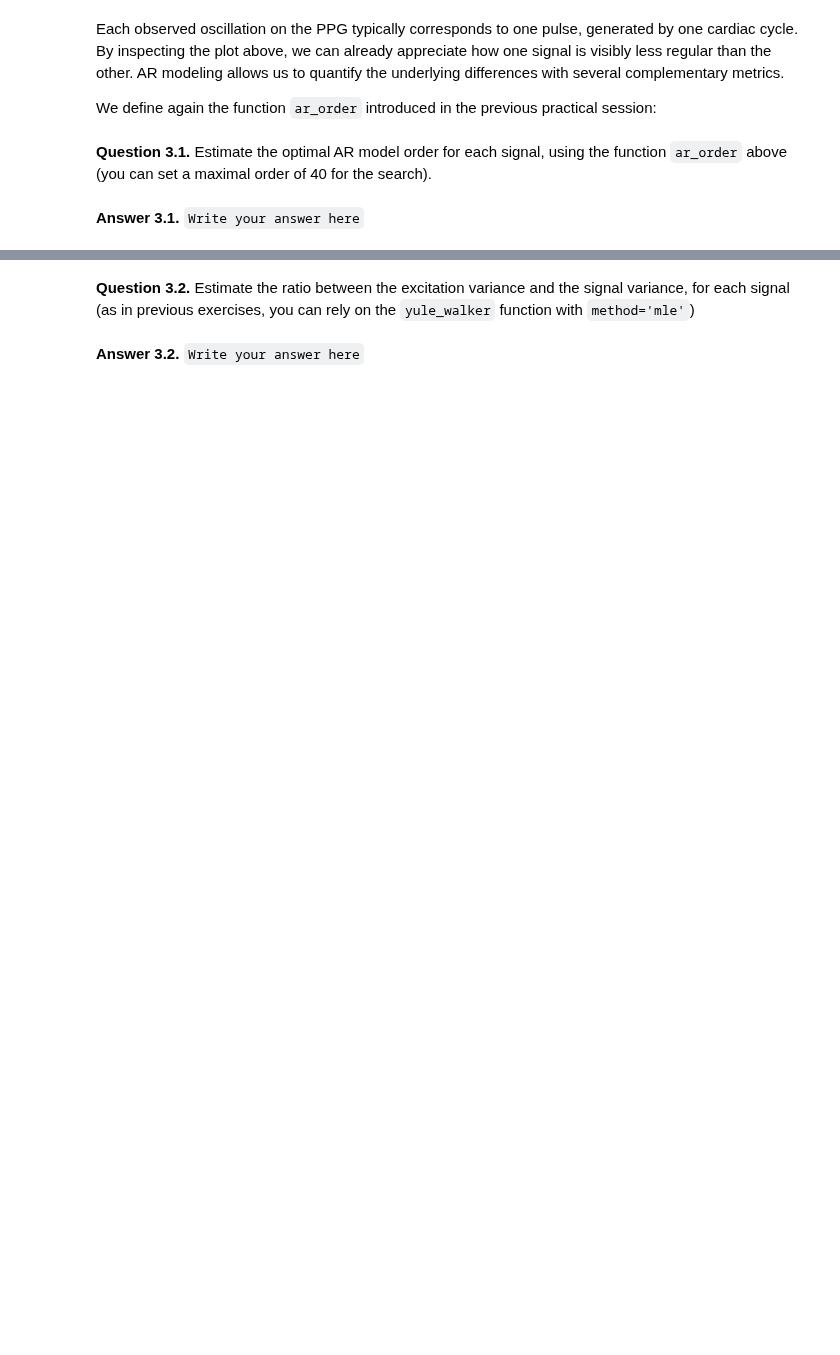
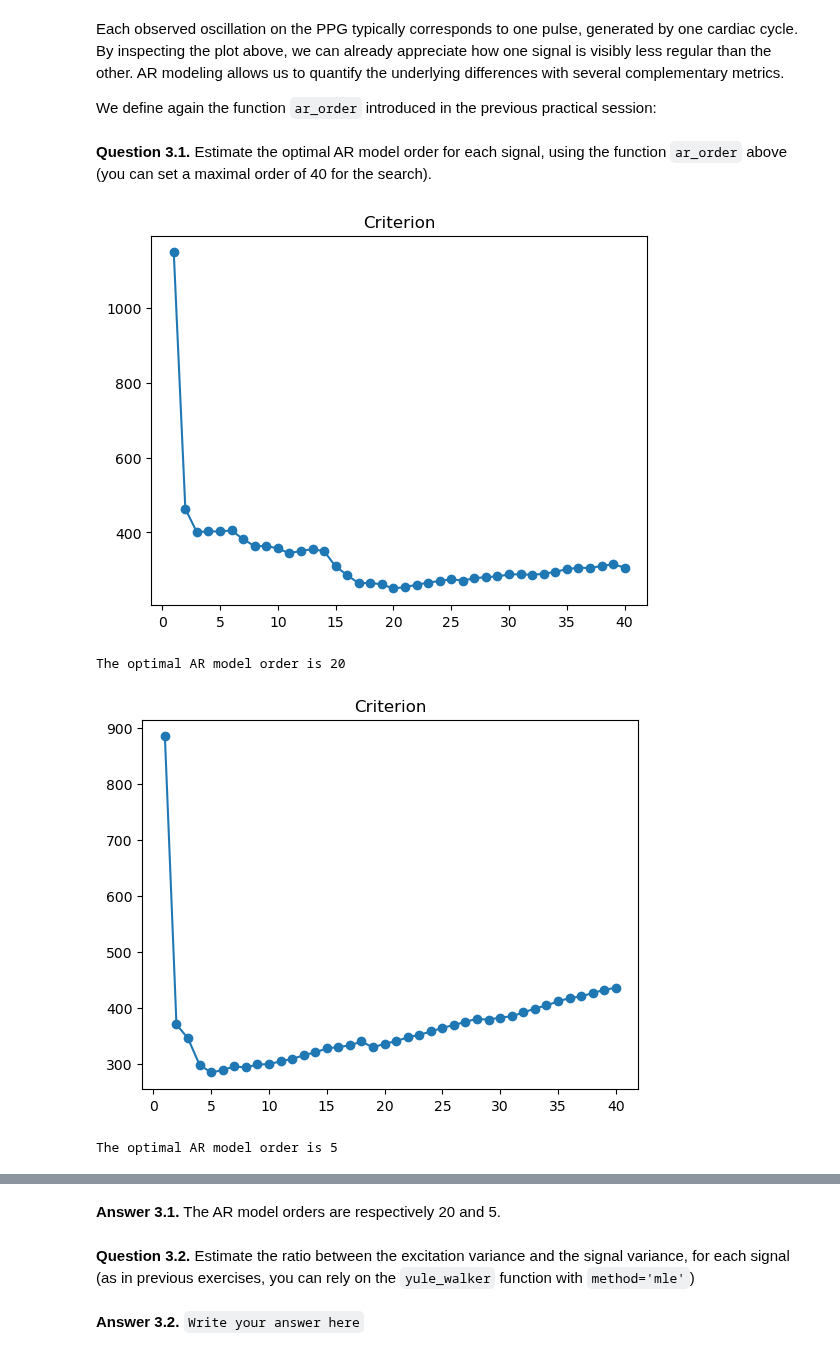
Before and after one commit to roduit/EE-512-Biomedical-signal-processing, a Jupyter notebook: labs/lab06/Lab_LinearModels2_complete.ipynb, the cells around one changed output, grey strips where cells are left out. Cells and saved outputs as stored; diff of their text form; code cells hidden in the pictures; blank space fills up the shorter version.

```diff
--- a/labs/lab06/Lab_LinearModels2_complete.ipynb
+++ b/labs/lab06/Lab_LinearModels2_complete.ipynb
@@ -418,5 +439,11 @@ def ar_order(x, omax, Aff=0):
     return np.argmin(c)+1, s, c
 # %% [markdown]
 **Question 3.1.** Estimate the optimal AR model order for each signal, using the function `ar_order` above (you can set a maximal order of 40 for the search).
-# %% [markdown]
-**Answer 3.1.** `Write your answer here`
+# %%
+ar_order(ppg1,40,1)
+ar_order(ppg2,40,1)
+# %% [output]
+[figure, added]
+The optimal AR model order is 20
+[figure, added]
+The optimal AR model order is 5
@@ -423,3 +469,5 @@ def ar_order(x, omax, Aff=0):
+# %% [markdown]
+**Answer 3.1.** The AR model orders are respectively 20 and 5.
 # %% [markdown]
 **Question 3.2.** Estimate the ratio between the excitation variance and the signal variance, for each signal (as in previous exercises, you can rely on the `yule_walker` function with `method='mle'`)
 # %% [markdown]
```
Also changed, not shown: parts of 19 cells of this notebook.
